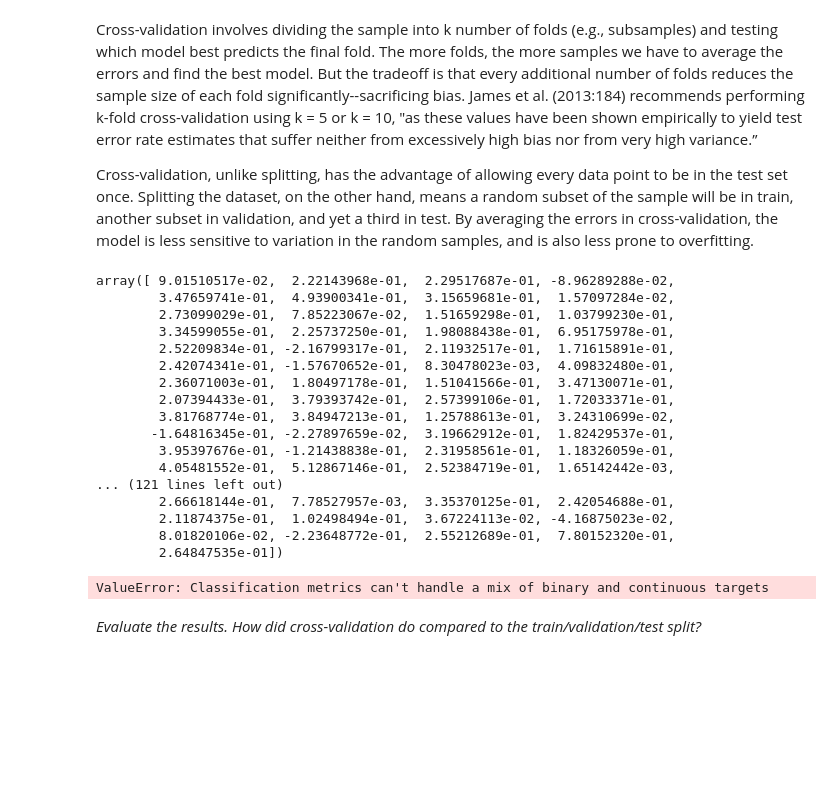
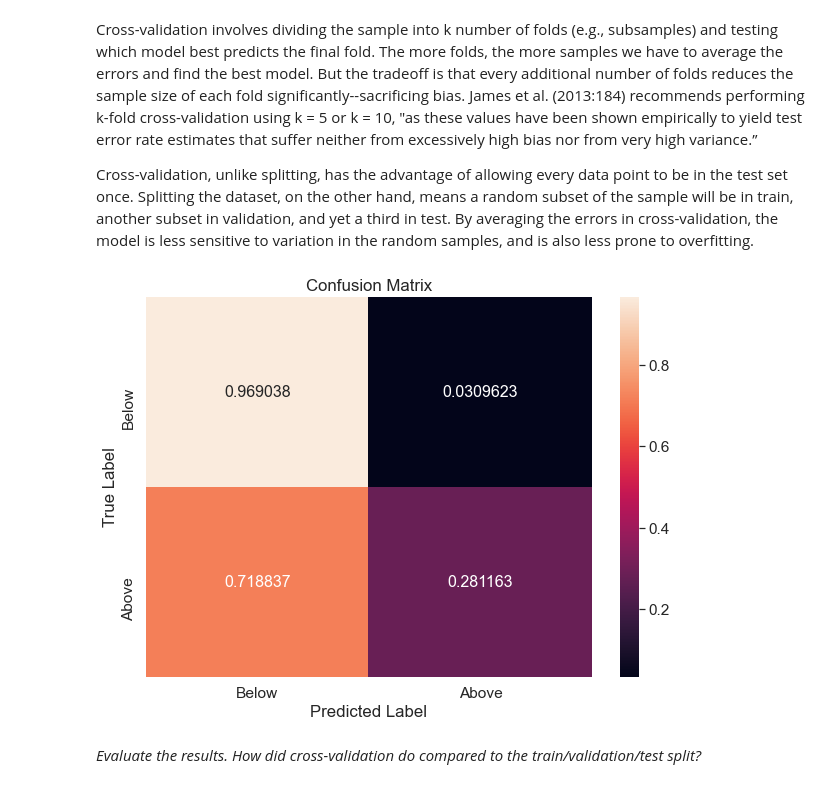
Before and after one commit to shrutibathia/CSS_Project2_Team2_Fall2020, a Jupyter notebook: Project2.ipynb, the cells around one changed output. Saved outputs shown, nothing was run; the diff lists cells and outputs as text; code cells hidden in the pictures; blank space fills up the shorter version.

Commit message:
Fixed feature selection and confusion matrix

```diff
--- a/Project2.ipynb
+++ b/Project2.ipynb
@@ -381,6 +383,20 @@ best_ridge_reg_data = best_ridge_reg_data.where(abs(best_ridge_reg_data.Coeffici
 best_ridge_reg_data = best_ridge_reg_data.dropna()
 #best_ridge_to_drop = best_ridge_reg_data.where(abs(best_ridge_reg_data.Coefficient) <= np.quantile(abs(best_ridge_reg_data['Coefficient']), q=0.2))
 #best_ridge_to_drop = best_ridge_to_drop.dropna()
+# %%
+best_vars = best_ridge_reg_data["Feature"].tolist()
+X_train_filter = X_train[best_vars]
+
+param_grid = {'alpha': np.arange(.1, 1, .1),
+               'normalize': ['True', 'False'],
+             'fit_intercept': ['True', 'False'],
+             'solver': ['auto', 'svd', 'cholesky', 'lsqr']}
+
+ridge_grid_reg = GridSearchCV(ridge_reg, param_grid, cv=3, iid=False)
+ridge_grid_reg.fit(X_train_filter, y_train)
+
+best_index = np.argmax(ridge_grid_reg.cv_results_["mean_test_score"])
+best_ridge_pred = ridge_grid_reg.best_estimator_.predict(X_train_filter)
 # %% [markdown]
 #### 4.1.3 LASSO Regression
 # %% [markdown]
@@ -625,26 +617,6 @@ Finally, the benefit of data splitting for the social sciences and public policy
 Cross-validation involves dividing the sample into k number of folds (e.g., subsamples) and testing which model best predicts the final fold. The more folds, the more samples we have to average the errors and find the best model. But the tradeoff is that every additional number of folds reduces the sample size of each fold significantly--sacrificing bias. James et al. (2013:184) recommends performing k-fold cross-validation using k = 5 or k = 10, "as these values have been shown empirically to yield test error rate estimates that suffer neither from excessively high bias nor from very high variance.”
 
 Cross-validation, unlike splitting, has the advantage of allowing every data point to be in the test set once. Splitting the dataset, on the other hand, means a random subset of the sample will be in train, another subset in validation, and yet a third in test. By averaging the errors in cross-validation, the model is less sensitive to variation in the random samples, and is also less prone to overfitting.
-# %%
-ridge_pred
-# %% [output]
-array([ 9.01510517e-02,  2.22143968e-01,  2.29517687e-01, -8.96289288e-02,
-        3.47659741e-01,  4.93900341e-01,  3.15659681e-01,  1.57097284e-02,
-        2.73099029e-01,  7.85223067e-02,  1.51659298e-01,  1.03799230e-01,
-        3.34599055e-01,  2.25737250e-01,  1.98088438e-01,  6.95175978e-01,
-        2.52209834e-01, -2.16799317e-01,  2.11932517e-01,  1.71615891e-01,
-        2.42074341e-01, -1.57670652e-01,  8.30478023e-03,  4.09832480e-01,
-        2.36071003e-01,  1.80497178e-01,  1.51041566e-01,  3.47130071e-01,
-        2.07394433e-01,  3.79393742e-01,  2.57399106e-01,  1.72033371e-01,
-        3.81768774e-01,  3.84947213e-01,  1.25788613e-01,  3.24310699e-02,
-       -1.64816345e-01, -2.27897659e-02,  3.19662912e-01,  1.82429537e-01,
-        3.95397676e-01, -1.21438838e-01,  2.31958561e-01,  1.18326059e-01,
-        4.05481552e-01,  5.12867146e-01,  2.52384719e-01,  1.65142442e-03,
-... (121 lines left out)
-        2.66618144e-01,  7.78527957e-03,  3.35370125e-01,  2.42054688e-01,
-        2.11874375e-01,  1.02498494e-01,  3.67224113e-02, -4.16875023e-02,
-        8.01820106e-02, -2.23648772e-01,  2.55212689e-01,  7.80152320e-01,
-        2.64847535e-01])
 # %%
 from sklearn.model_selection import cross_val_score
 from sklearn.model_selection import cross_val_predict
@@ -654,35 +626,39 @@ from sklearn.model_selection import cross_val_predict
 y = mydata_norm['diabetes_top_quartile']
 X = mydata_norm.drop(['Diabetes_Number','diabetes_top_quartile'], axis = 1)
 # do we want to reduce X to the features we identified in our previous analysis?
 # X = X[X_train.columns.values.tolist()]
 
 best_model = ridge_grid_reg.best_estimator_
 
 ridge_pred = cross_val_predict(best_model, X, y, cv = 5)
+ridge_pred
 
-cf_matrix = confusion_matrix(y, ridge_pred, normalize = "true")
+ridge_pred_bin = ridge_pred
+ridge_pred_bin = np.where(ridge_pred>0.5, 1, 0)
+
+cf_matrix = confusion_matrix(y, ridge_pred_bin, normalize = "true")
 # the error happens here ^ as both ridge_pred and best_pred are arrays of probabilities but we need an
 # array of 0s and 1s (I think). That's what I could find online and that's what the confusion matrices
 # that work earlier in the notebook and in the intro to machine learning notebook
 
 df_cm = pd.DataFrame(cf_matrix, range(2),
               range(2))
 
 df_cm = df_cm.rename(index=str, columns={0: "Below", 1: "Above"})
 df_cm.index = ["Below", "Above"]
 plt.figure(figsize = (10,7))
 sns.set(font_scale=1.4)#for label size
 sns.heatmap(df_cm,
            annot=True,
            annot_kws={"size": 16},
            fmt='g')
 
 plt.title("Confusion Matrix")
 plt.xlabel("Predicted Label")
 plt.ylabel("True Label")
 plt.show()
 # %% [output]
-ValueError: Classification metrics can't handle a mix of binary and continuous targets
+[figure, added]
 # %% [markdown]
 _Evaluate the results. How did cross-validation do compared to the train/validation/test
 split?_
```
Also changed, not shown: parts of 4 cells of this notebook.
